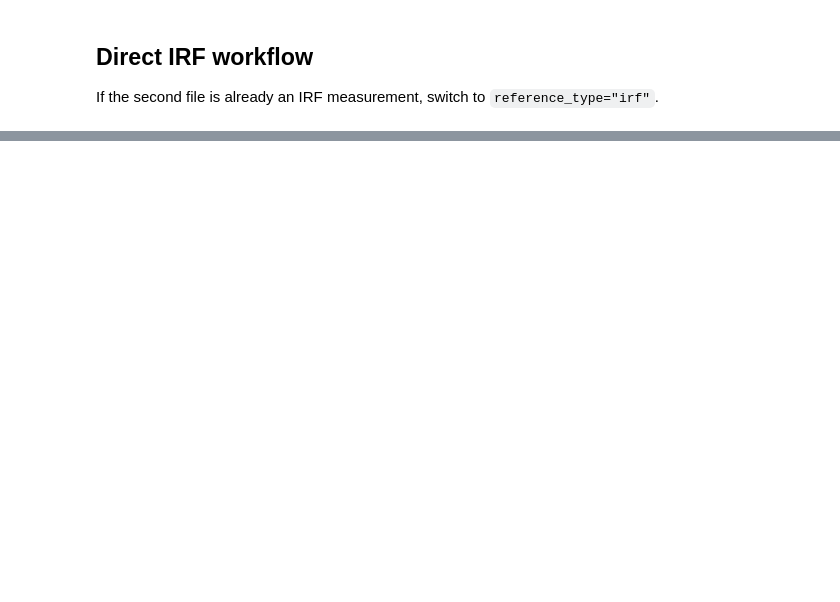
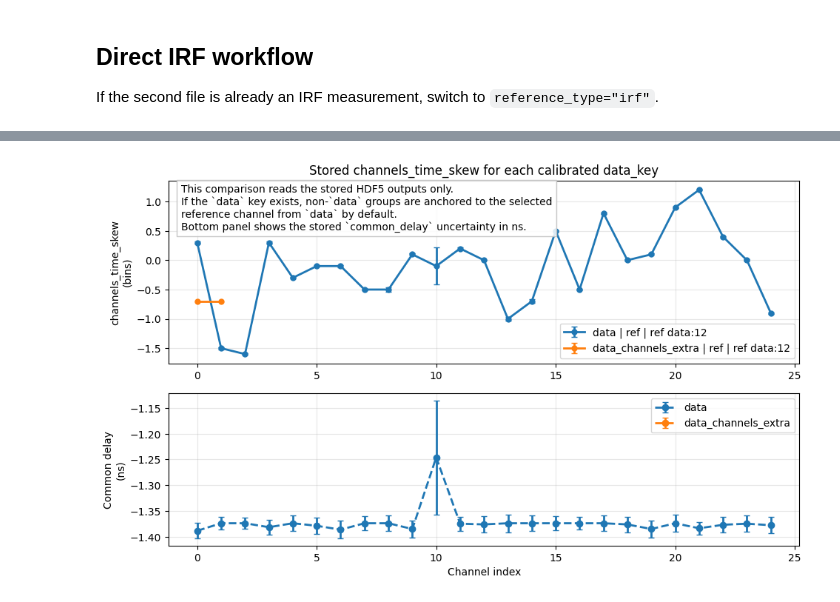
Before and after one commit to VicidominiLab/BrightEyes-Flim, a Jupyter notebook: example notebooks/h5 DFD calibration workflow.ipynb, the cells around one changed output, grey strips where cells are left out. Cells and saved outputs as stored; diff of their text form; code cells hidden in the pictures; blank space fills up the shorter version.

```diff
--- a/example notebooks/h5 DFD calibration workflow.ipynb
+++ b/example notebooks/h5 DFD calibration workflow.ipynb
@@ -300,9 +442,17 @@ with h5py.File(output_path, "r") as hf:
     print("selected DATA_KEY:", INSPECT_DATA_KEY)
     print("group path:", calibration.name)
     print("group keys:", list(calibration.keys()))
-    print("data_histogram shape:", calibration["data_histogram"].shape)
-    print("irf_calibrated shape:", calibration["irf_calibrated"].shape)
-    print("covariance shape:", calibration["covariance"].shape)
+    print("data_for_fit shape:", calibration["data_for_fit"].shape)
+    print("irf_common_delay_realigned shape:", calibration["irf_common_delay_realigned"].shape)
+    if "ref_common_delay_realigned" in calibration:
+        print("ref_common_delay_realigned shape:", calibration["ref_common_delay_realigned"].shape)
+    print("fit_param_C_err shape:", calibration["fit_param_C_err"].shape)
+    print("tau_err_ns shape:", calibration["tau_err_ns"].shape)
+    print("common_delay_err_in_ns shape:", calibration["common_delay_err_in_ns"].shape)
+    print("fit_error shape:", calibration["fit_error"].shape)
+    print("channels_time_skew shape:", calibration["channels_time_skew"].shape)
+    print("channels_time_skew_err shape:", calibration["channels_time_skew_err"].shape)
+    print("fit_error metric:", calibration.attrs.get("fit_error_metric", "not stored"))
     print("channel_index:", calibration["channel_index"][()])
 # %% [output]
 selected DATA_KEY: data
@@ -341,0 +621,82 @@ show_h5_structure_html(output_path);
+# %%
+data_keys = [DATA_KEY] if isinstance(DATA_KEY, str) else list(DATA_KEY)
+
+fig, (ax_shift, ax_delay) = plt.subplots(
+    2,
+    1,
+    figsize=(11, 6.4),
+    sharex=False,
+    gridspec_kw={"height_ratios": [1.2, 1], "hspace": 0.18},
+)
+
+with h5py.File(output_path, "r") as hf:
+    for data_key in data_keys:
+        calibration = get_calibration_group(hf, data_key=data_key)
+        group_df = pd.DataFrame(
+            {
+                "channel": calibration["channel_index"][()],
+                "channels_time_skew": calibration["channels_time_skew"][()],
+                "channels_time_skew_err": calibration["channels_time_skew_err"][()],
+                "common_delay_in_ns": calibration["common_delay_in_ns"][()],
+                "common_delay_err_in_ns": calibration["common_delay_err_in_ns"][()],
+            }
+        )
+        ref_data_key = str(calibration.attrs.get("channel_skew_fit_reference_data_key", data_key))
+        ref_channel = int(
+            calibration.attrs.get(
+                "channel_skew_fit_reference_channel_resolved",
+                CHANNEL_SKEW_FIT_REFERENCE_CHANNEL,
+            )
+        )
+        source_name = str(calibration.attrs.get("channel_skew_type_fit_source", "not stored"))
+
+        ax_shift.errorbar(
+            group_df["channel"],
+            group_df["channels_time_skew"],
+            yerr=group_df["channels_time_skew_err"],
+            fmt="o-",
+            linewidth=2,
+            markersize=5,
+            capsize=3,
+            label=f"{data_key} | {source_name} | ref {ref_data_key}:{ref_channel}",
+        )
+
+        ax_delay.errorbar(
+            group_df["channel"],
+            group_df["common_delay_in_ns"],
+            yerr=group_df["common_delay_err_in_ns"],
+            fmt="o--",
+            linewidth=2.0,
+            markersize=6,
+            capsize=3,
+            label=data_key,
+        )
+
+ax_shift.set_ylabel("channels_time_skew\n(bins)")
+ax_shift.set_title("Stored channels_time_skew for each calibrated data_key")
+ax_shift.grid(True, alpha=0.3)
+ax_shift.legend(loc="best")
+
+ax_delay.set_xlabel("Channel index")
+ax_delay.set_ylabel("Common delay\n(ns)")
+ax_delay.grid(True, alpha=0.3)
+ax_delay.legend(loc="best")
+
+ax_shift.text(
+    0.02,
+    0.98,
+    (
+        "This comparison reads the stored HDF5 outputs only.\n"
+        "If the `data` key exists, non-`data` groups are anchored to the selected\n"
+        "reference channel from `data` by default.\n"
+        "Bottom panel shows the stored `common_delay` uncertainty in ns."
+    ),
+    transform=ax_shift.transAxes,
+    ha="left",
+    va="top",
+    bbox=dict(facecolor="white", alpha=0.85, edgecolor="0.75"),
+)
+
+plt.show()
+# %% [output]
+[figure, added]
```
Also changed, not shown: parts of 20 cells of this notebook, 2 other files.
